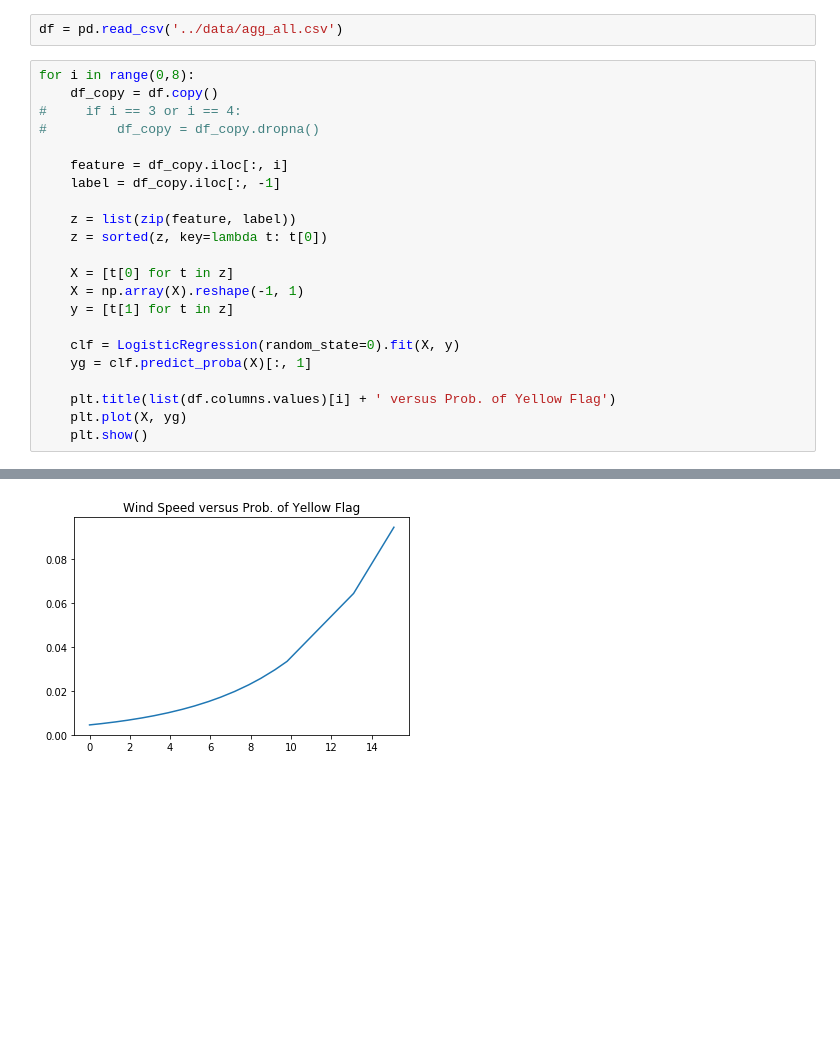
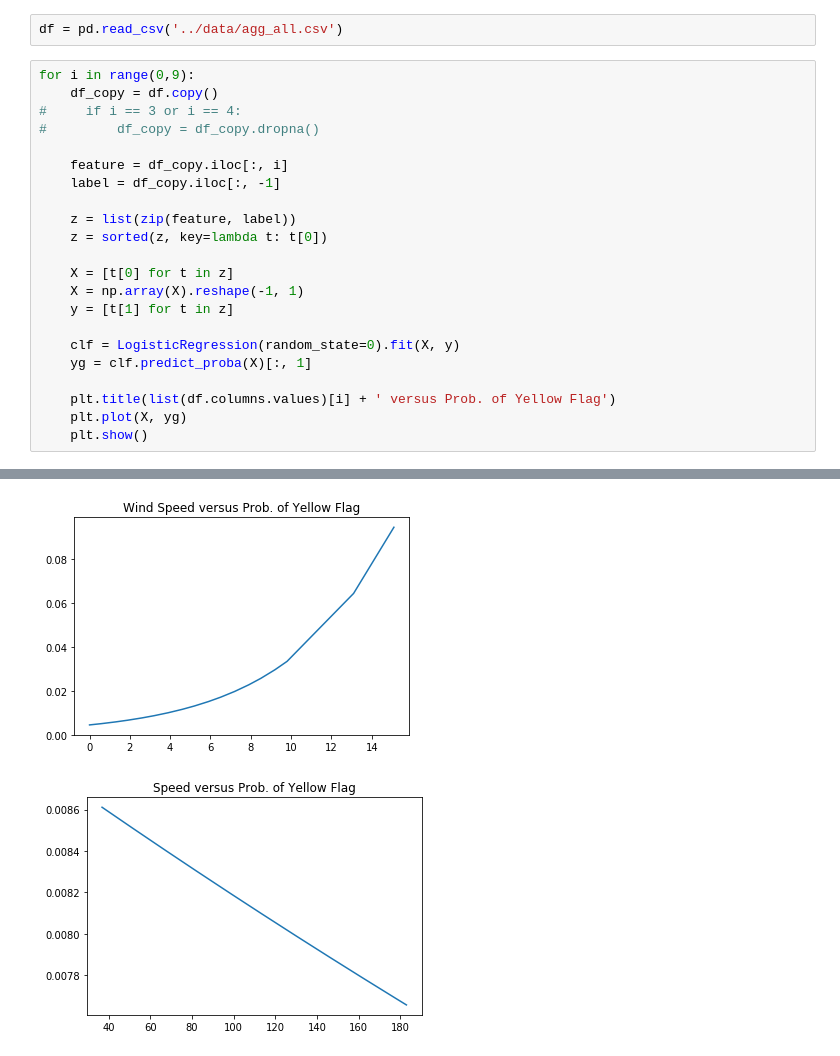
Before and after one commit to adithyashanmugam/Daytona24, a Jupyter notebook: src/Logistic.ipynb, the cells around one changed output, grey strips where cells are left out. Drawn from its saved outputs; the diff is of its cells as text; blank space fills up the shorter version.

```diff
--- a/src/Logistic.ipynb
+++ b/src/Logistic.ipynb
@@ -6,33 +6,34 @@ import numpy as np
 # %%
 df = pd.read_csv('../data/agg_all.csv')
 # %%
-for i in range(0,8):
+for i in range(0,9):
     df_copy = df.copy()
 #     if i == 3 or i == 4:
 #         df_copy = df_copy.dropna()
 
     feature = df_copy.iloc[:, i]
     label = df_copy.iloc[:, -1]
 
     z = list(zip(feature, label))
     z = sorted(z, key=lambda t: t[0])
 
     X = [t[0] for t in z]
     X = np.array(X).reshape(-1, 1)
     y = [t[1] for t in z]
 
     clf = LogisticRegression(random_state=0).fit(X, y)
     yg = clf.predict_proba(X)[:, 1]
 
     plt.title(list(df.columns.values)[i] + ' versus Prob. of Yellow Flag')
     plt.plot(X, yg)
     plt.show()
 # %% [output]
 [figure]
 [figure]
 [figure]
 [figure]
 [figure]
 [figure]
 [figure]
 [figure]
+[figure, added]
```
Also changed, not shown: 6 other files.
